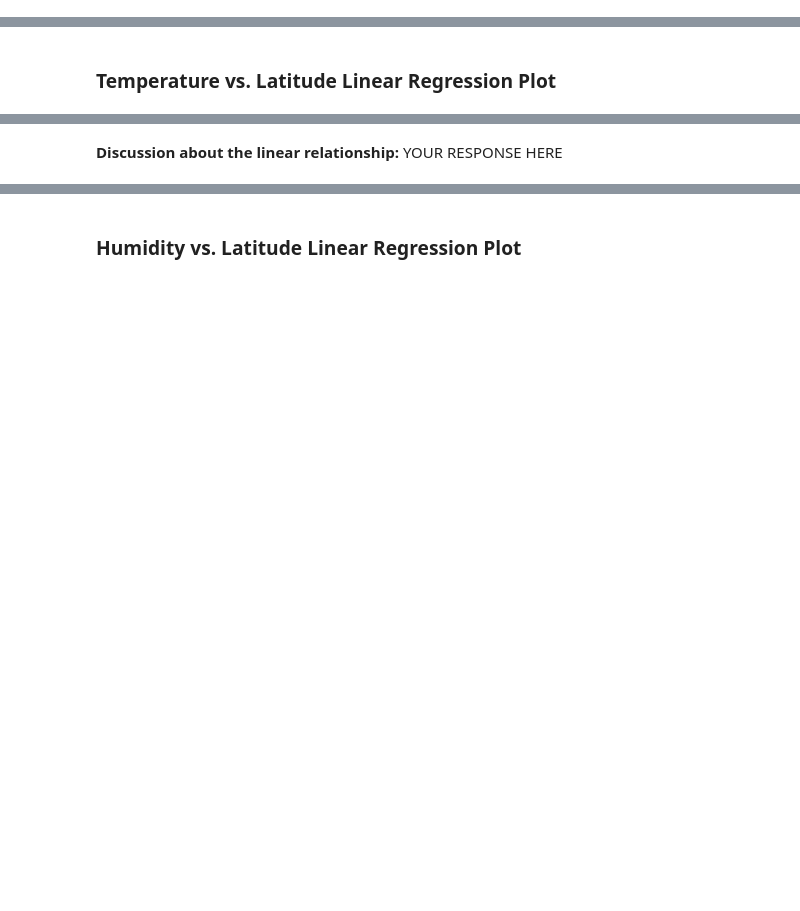
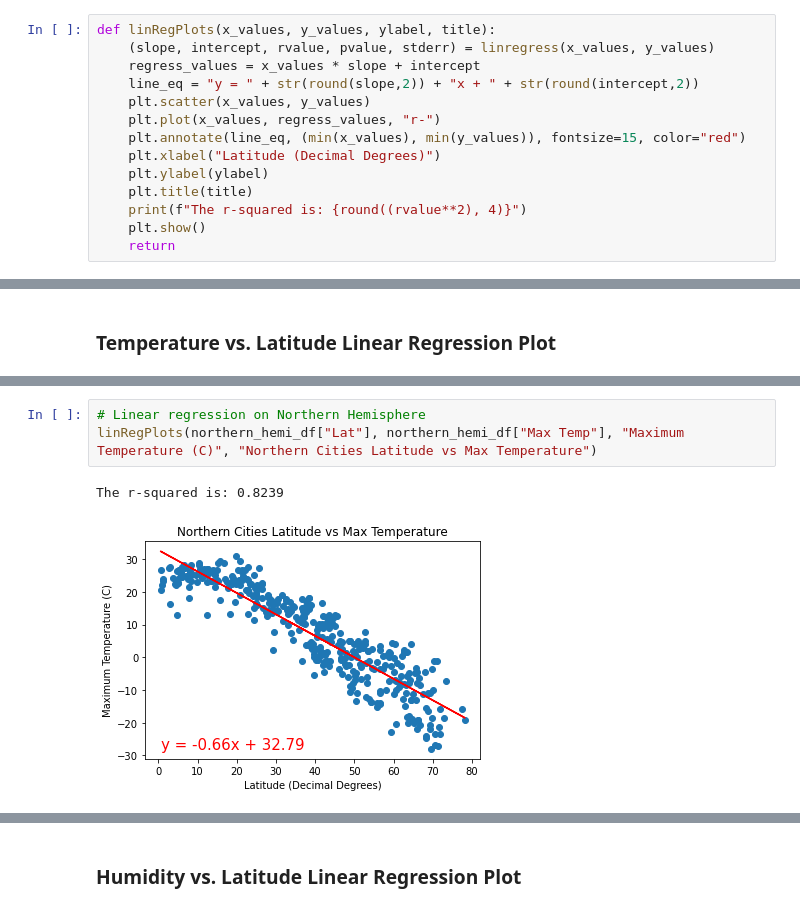
Before and after one commit to TheEvilSombrero/Module-6-Challenge, a Jupyter notebook: starter_code/WeatherPy-Copy1.ipynb, the cells around one changed output, grey strips where cells are left out. Saved outputs shown, nothing was run; the diff lists cells and outputs as text; blank space fills up the shorter version.

```diff
--- a/starter_code/WeatherPy-Copy1.ipynb
+++ b/starter_code/WeatherPy-Copy1.ipynb
@@ -281,2 +278,16 @@ plt.show()
+# %%
+def linRegPlots(x_values, y_values, ylabel, title):
+    (slope, intercept, rvalue, pvalue, stderr) = linregress(x_values, y_values)
+    regress_values = x_values * slope + intercept
+    line_eq = "y = " + str(round(slope,2)) + "x + " + str(round(intercept,2))
+    plt.scatter(x_values, y_values)
+    plt.plot(x_values, regress_values, "r-")
+    plt.annotate(line_eq, (min(x_values), min(y_values)), fontsize=15, color="red")
+    plt.xlabel("Latitude (Decimal Degrees)")
+    plt.ylabel(ylabel)
+    plt.title(title)
+    print(f"The r-squared is: {round((rvalue**2), 4)}")
+    plt.show()
+    return
 # %%
 # Create a DataFrame with the Northern Hemisphere data (Latitude >= 0)
@@ -323,2 +322,6 @@ The r-value is: 0.4121057168607245
-# %% [markdown]
-**Discussion about the linear relationship:** YOUR RESPONSE HERE
+# %%
+# Linear regression on Northern Hemisphere
+linRegPlots(northern_hemi_df["Lat"], northern_hemi_df["Max Temp"], "Maximum Temperature (C)", "Northern Cities Latitude vs Max Temperature")
+# %% [output]
+The r-squared is: 0.8239
+[figure, added]
```
Also changed, not shown: parts of 25 cells of this notebook.
